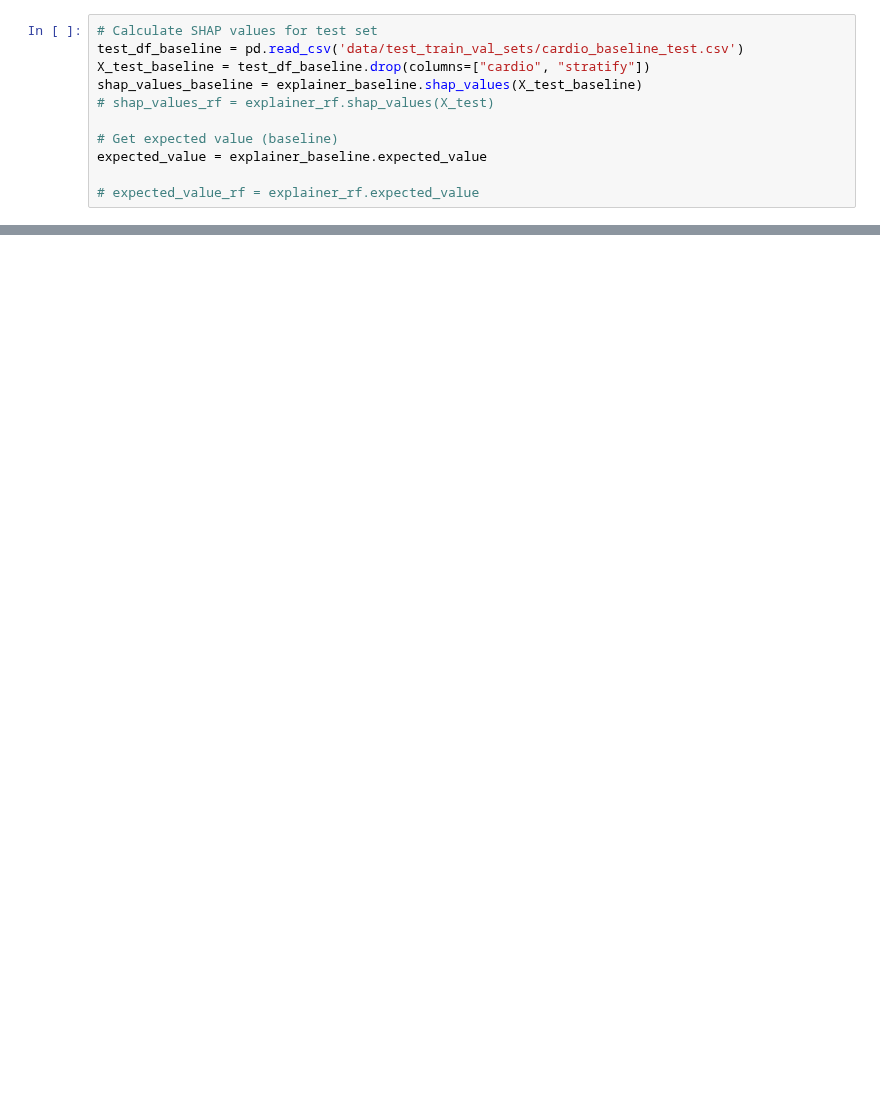
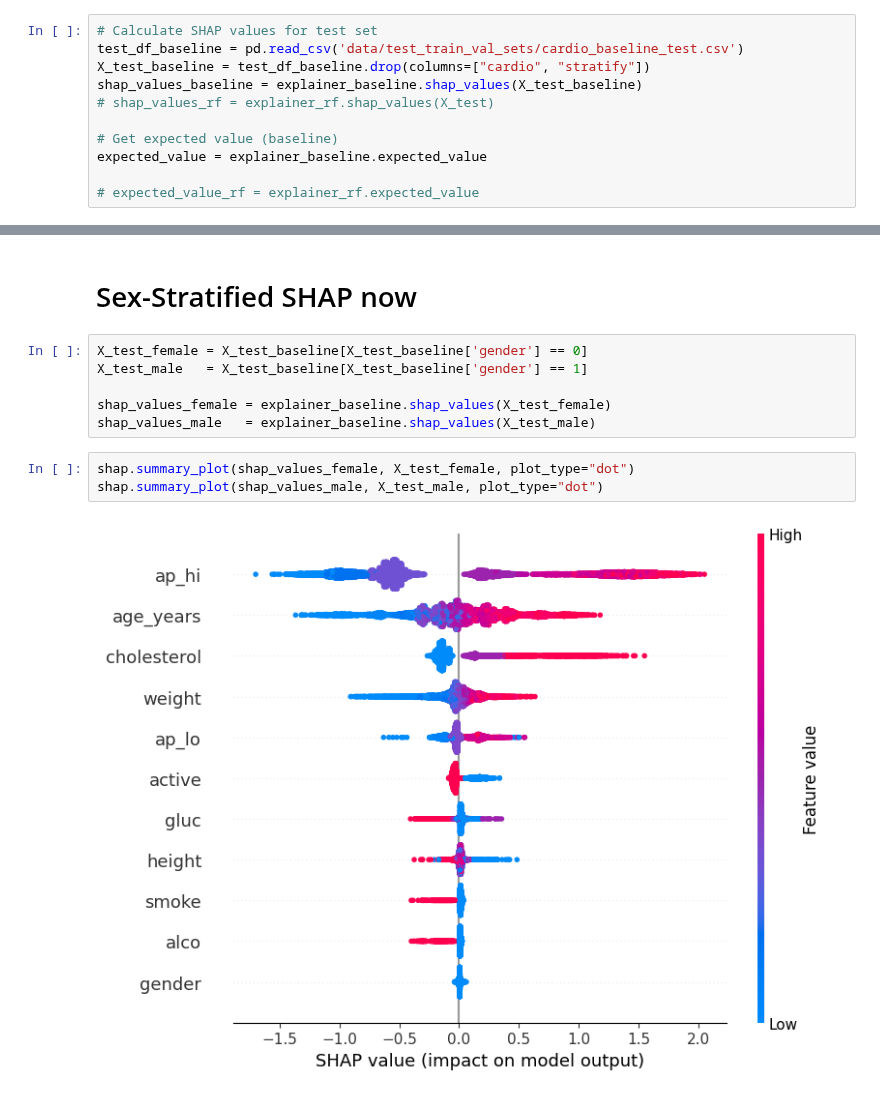
Before and after one commit to Kavisha612/Dissertation_ExplainableAI, a Jupyter notebook: Shap_implementation.ipynb, the cells around one changed output, grey strips where cells are left out. Saved outputs shown, nothing was run; the diff lists cells and outputs as text; blank space fills up the shorter version.

```diff
--- a/Shap_implementation.ipynb
+++ b/Shap_implementation.ipynb
@@ -120,0 +122,13 @@ shap.summary_plot(shap_values_baseline, X_test_baseline, plot_type="bar")
+# %% [markdown]
+# Sex-Stratified SHAP now
+# %%
+X_test_female = X_test_baseline[X_test_baseline['gender'] == 0]
+X_test_male   = X_test_baseline[X_test_baseline['gender'] == 1]
+
+shap_values_female = explainer_baseline.shap_values(X_test_female)
+shap_values_male   = explainer_baseline.shap_values(X_test_male)
+# %%
+shap.summary_plot(shap_values_female, X_test_female, plot_type="dot")
+shap.summary_plot(shap_values_male, X_test_male, plot_type="dot")
+# %% [output]
+[figure, added]
```
Also changed, not shown: parts of 6 cells of this notebook.
